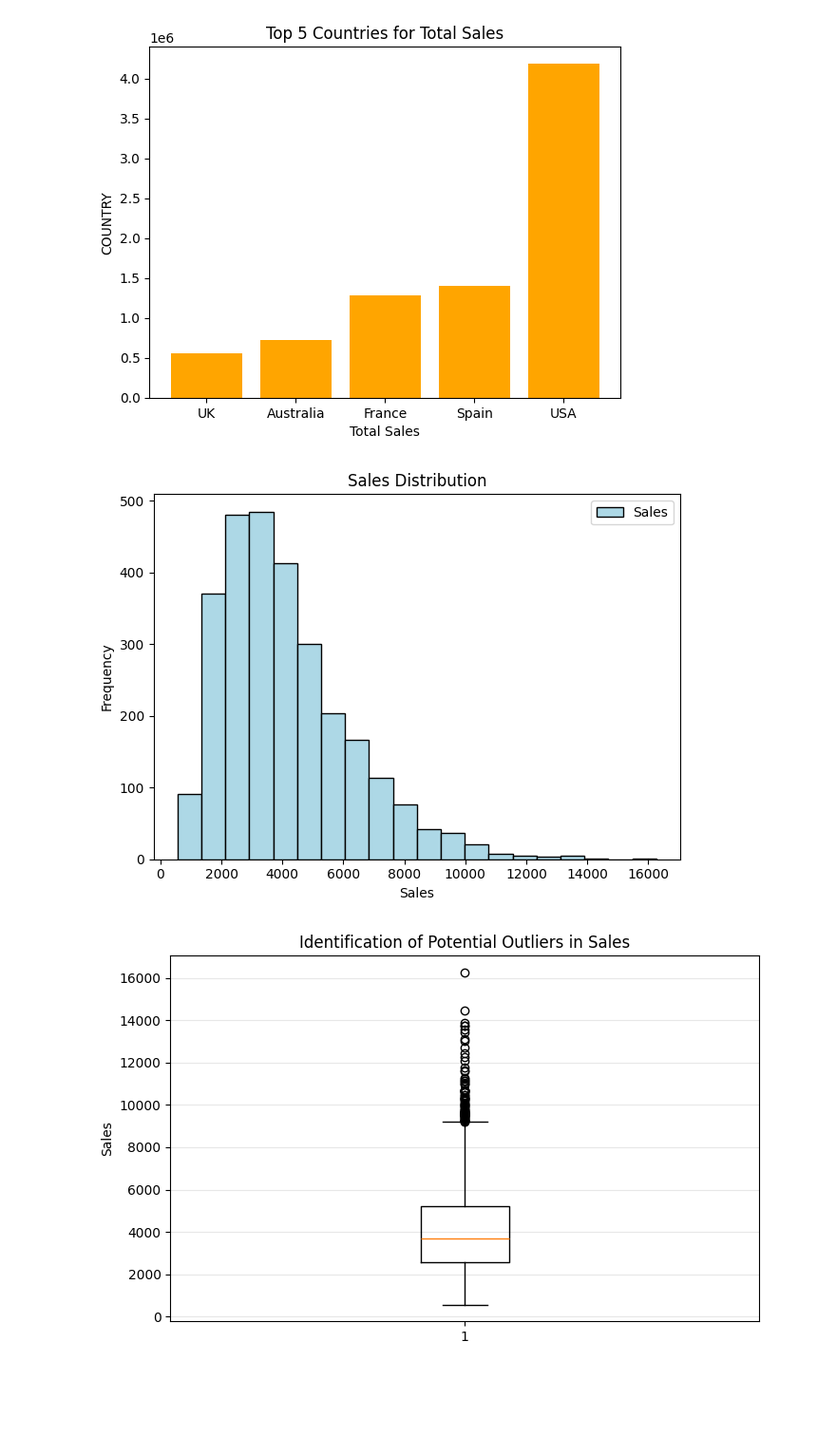
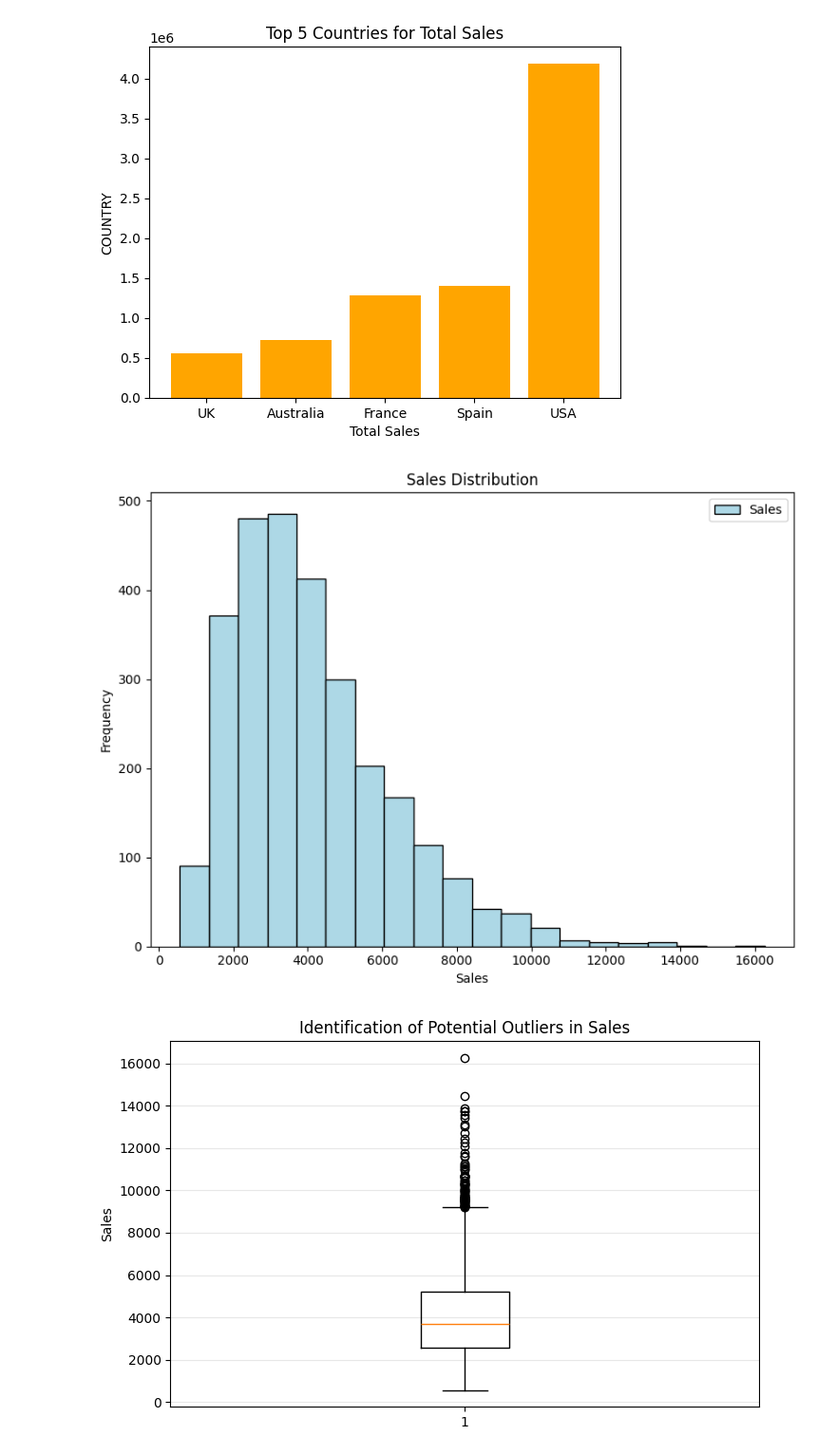
Before and after one commit to Gunjan934/sales-data-analysis, a Jupyter notebook: notebook/Matplotlib_sales_Analysis.ipynb, the cells around one changed output. Shown at 95% size. Cells and saved outputs as stored; diff of their text form; code cells hidden in the pictures; blank space fills up the shorter version.

Commit message:
update visualization

```diff
--- a/notebook/Matplotlib_sales_Analysis.ipynb
+++ b/notebook/Matplotlib_sales_Analysis.ipynb
@@ -15,0 +6,3 @@ df.head()
+# %%
+df=pd.read_csv("../data/new_cleaned_sales_data.csv",encoding="latin1",parse_dates=["ORDERDATE"])
+df.head()
@@ -178,15 +203,16 @@ plt.show()
 [figure]
 # %%
 #Create a Histogram distribution for Sales
+plt.figure(figsize=(8,5))
 plt.hist(df["SALES"],bins=20,label="Sales",color="Lightblue",edgecolor="Black")
 plt.title("Sales Distribution")
 plt.xlabel("Sales")
 plt.ylabel("Frequency")
 plt.legend()
 plt.tight_layout()
 plt.show()
 # %% [output]
-[figure, old version]
+[figure, new version]
 # %%
 #Create a box plot for SALES and visually identify whether there are potential outliers
 plt.figure(figsize=(8,5))
```
Also changed, not shown: parts of 20 cells of this notebook, 1 other file.
